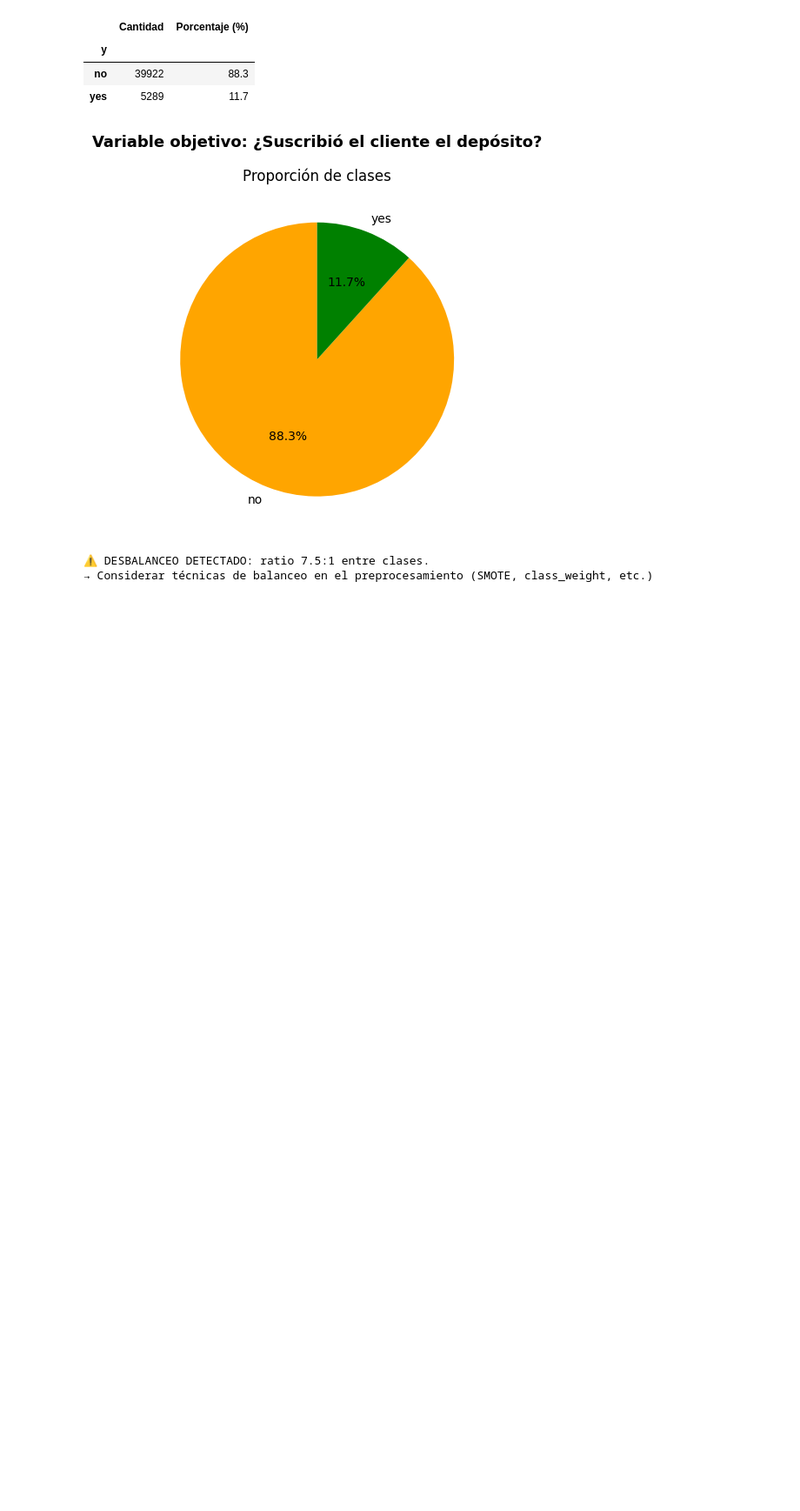
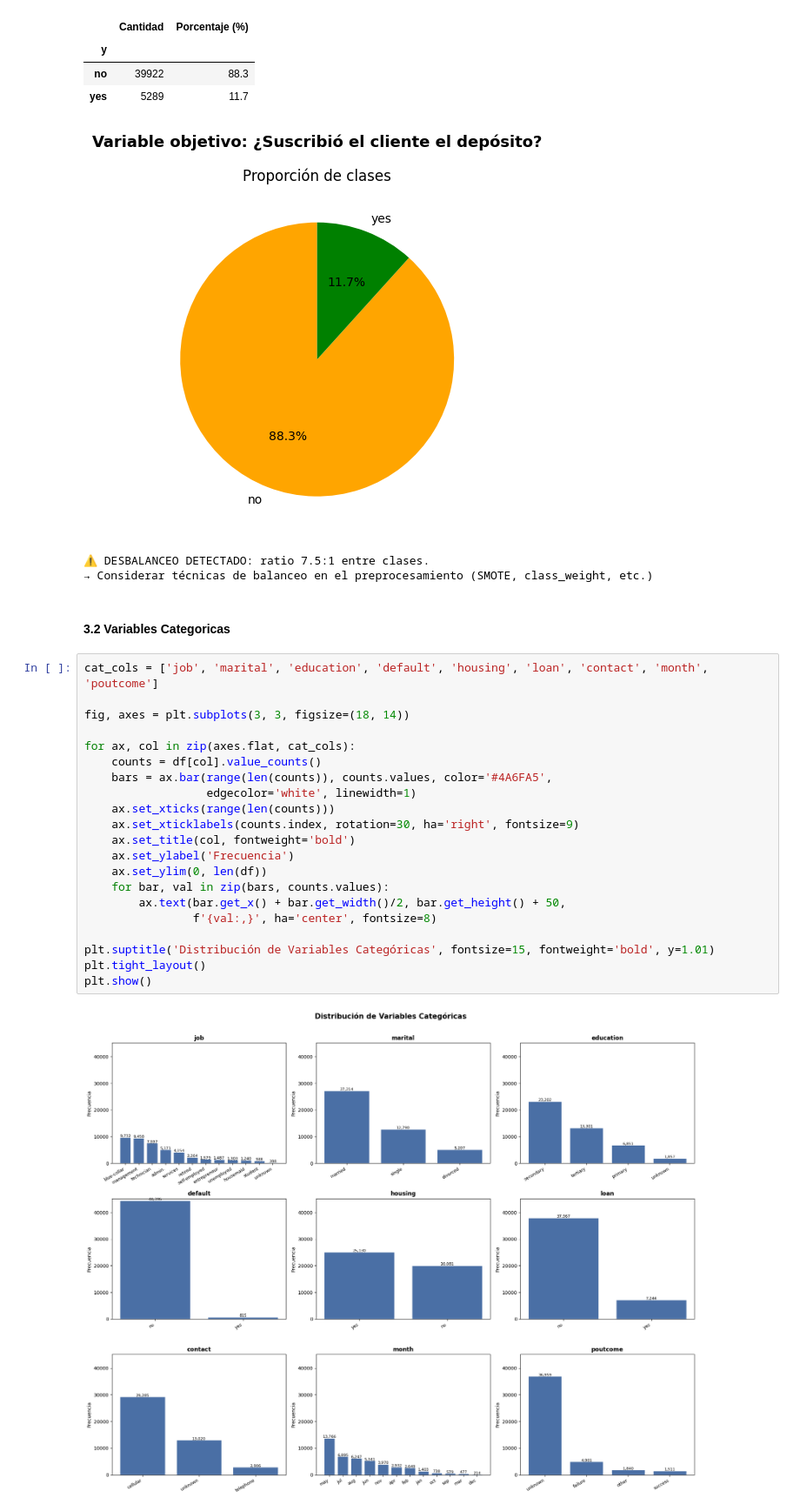
Before and after one commit to Bootcamp-IA-P6/Proyecto6_Clasificacion_Equipo2, a Jupyter notebook: notebook/00_eda.ipynb, the cells around one changed output. Shown at 87% size. Saved outputs shown, nothing was run; the diff lists cells and outputs as text; blank space fills up the shorter version.

```diff
--- a/notebook/00_eda.ipynb
+++ b/notebook/00_eda.ipynb
@@ -212,3 +213,28 @@ else:
 [figure]
 ⚠️ DESBALANCEO DETECTADO: ratio 7.5:1 entre clases.
 → Considerar técnicas de balanceo en el preprocesamiento (SMOTE, class_weight, etc.)
+# %% [markdown]
+#### 3.2 Variables Categoricas
+# %%
+cat_cols = ['job', 'marital', 'education', 'default', 'housing', 'loan', 'contact', 'month', 'poutcome']
+
+fig, axes = plt.subplots(3, 3, figsize=(18, 14))
+
+for ax, col in zip(axes.flat, cat_cols):
+    counts = df[col].value_counts()
+    bars = ax.bar(range(len(counts)), counts.values, color='#4A6FA5',
+                  edgecolor='white', linewidth=1)
+    ax.set_xticks(range(len(counts)))
+    ax.set_xticklabels(counts.index, rotation=30, ha='right', fontsize=9)
+    ax.set_title(col, fontweight='bold')
+    ax.set_ylabel('Frecuencia')
+    ax.set_ylim(0, len(df))
+    for bar, val in zip(bars, counts.values):
+        ax.text(bar.get_x() + bar.get_width()/2, bar.get_height() + 50,
+                f'{val:,}', ha='center', fontsize=8)
+
+plt.suptitle('Distribución de Variables Categóricas', fontsize=15, fontweight='bold', y=1.01)
+plt.tight_layout()
+plt.show()
+# %% [output]
+[figure, added]
```
Also changed, not shown: parts of 30 cells of this notebook.
